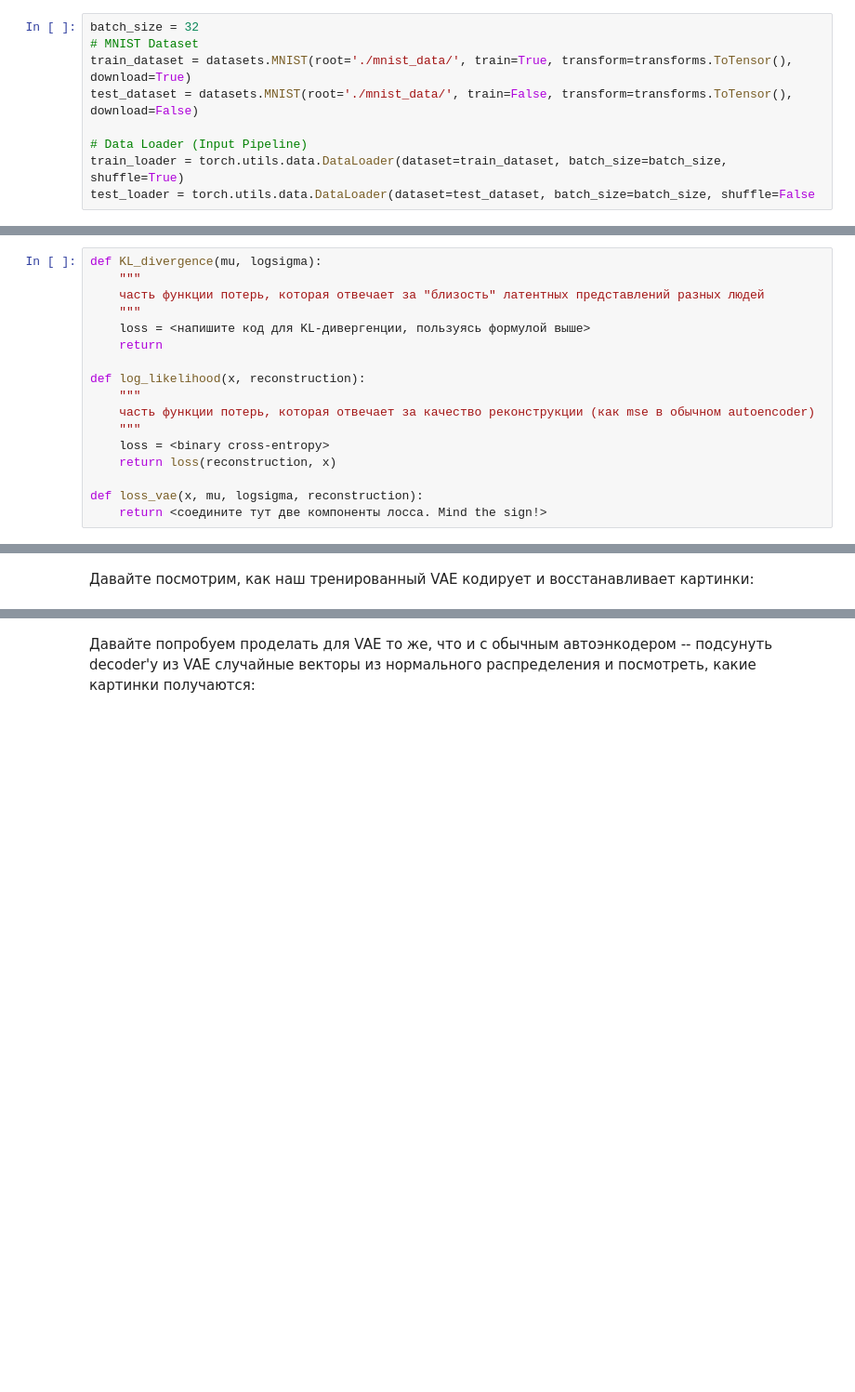
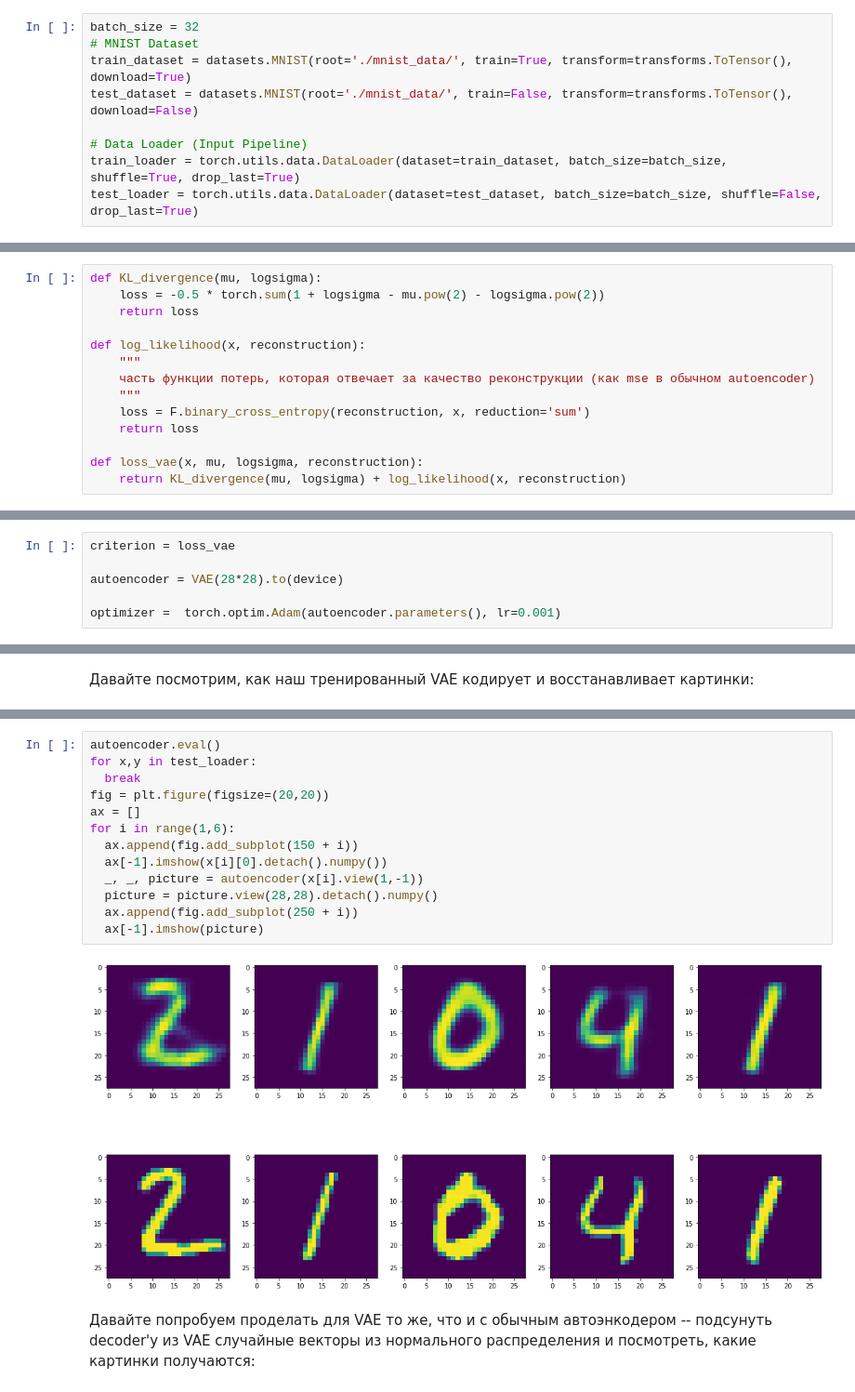
Before and after one commit to OlegTkhor/DLS_homework, a Jupyter notebook: [hw]autoencoders.ipynb, the cells around one changed output, grey strips where cells are left out. Shown at 93% size. Drawn from its saved outputs; the diff is of its cells as text; blank space fills up the shorter version.

```diff
--- a/[hw]autoencoders.ipynb
+++ b/[hw]autoencoders.ipynb
@@ -361,8 +379,8 @@ train_dataset = datasets.MNIST(root='./mnist_data/', train=True, transform=trans
 test_dataset = datasets.MNIST(root='./mnist_data/', train=False, transform=transforms.ToTensor(), download=False)
 
 # Data Loader (Input Pipeline)
-train_loader = torch.utils.data.DataLoader(dataset=train_dataset, batch_size=batch_size, shuffle=True)
-test_loader = torch.utils.data.DataLoader(dataset=test_dataset, batch_size=batch_size, shuffle=False
+train_loader = torch.utils.data.DataLoader(dataset=train_dataset, batch_size=batch_size, shuffle=True, drop_last=True)
+test_loader = torch.utils.data.DataLoader(dataset=test_dataset, batch_size=batch_size, shuffle=False, drop_last=True)
 # %% [markdown]
 ## 2.1 Архитектура модели и обучение (2 балла)
 
@@ -414,18 +439,15 @@ $$D_{KL} = -\frac{1}{2}\sum_{i=1}^{dimZ}(1+log(\sigma_i^2)-\mu_i^2-\sigma_i^2)$$
 В качестве log-likelihood возьмем привычную нам кросс-энтропию.
 # %%
 def KL_divergence(mu, logsigma):
-    """
-    часть функции потерь, которая отвечает за "близость" латентных представлений разных людей
-    """
-    loss = <напишите код для KL-дивергенции, пользуясь формулой выше>
-    return
+    loss = -0.5 * torch.sum(1 + logsigma - mu.pow(2) - logsigma.pow(2))
+    return loss
 
 def log_likelihood(x, reconstruction):
     """
     часть функции потерь, которая отвечает за качество реконструкции (как mse в обычном autoencoder)
     """
-    loss = <binary cross-entropy>
-    return loss(reconstruction, x)
+    loss = F.binary_cross_entropy(reconstruction, x, reduction='sum')
+    return loss
 
 def loss_vae(x, mu, logsigma, reconstruction):
-    return <соедините тут две компоненты лосса. Mind the sign!>
+    return KL_divergence(mu, logsigma) + log_likelihood(x, reconstruction)
@@ -441,0 +467,6 @@ optimizer = <Ваш любимый оптимизатор>
+# %%
+criterion = loss_vae
+
+autoencoder = VAE(28*28).to(device)
+
+optimizer =  torch.optim.Adam(autoencoder.parameters(), lr=0.001)
@@ -446,3 +522,18 @@ optimizer = <Ваш любимый оптимизатор>
+# %%
+autoencoder.eval()
+for x,y in test_loader:
+  break
+fig = plt.figure(figsize=(20,20))
+ax = []
+for i in range(1,6):
+  ax.append(fig.add_subplot(150 + i))
+  ax[-1].imshow(x[i][0].detach().numpy())
+  _, _, picture = autoencoder(x[i].view(1,-1))
+  picture = picture.view(28,28).detach().numpy()
+  ax.append(fig.add_subplot(250 + i))
+  ax[-1].imshow(picture)
+# %% [output]
+[figure, added]
 # %% [markdown]
 Давайте попробуем проделать для VAE то же, что и с обычным автоэнкодером -- подсунуть decoder'у из VAE случайные векторы из нормального распределения и посмотреть, какие картинки получаются:
 # %%
```
Also changed, not shown: parts of 12 cells of this notebook.
